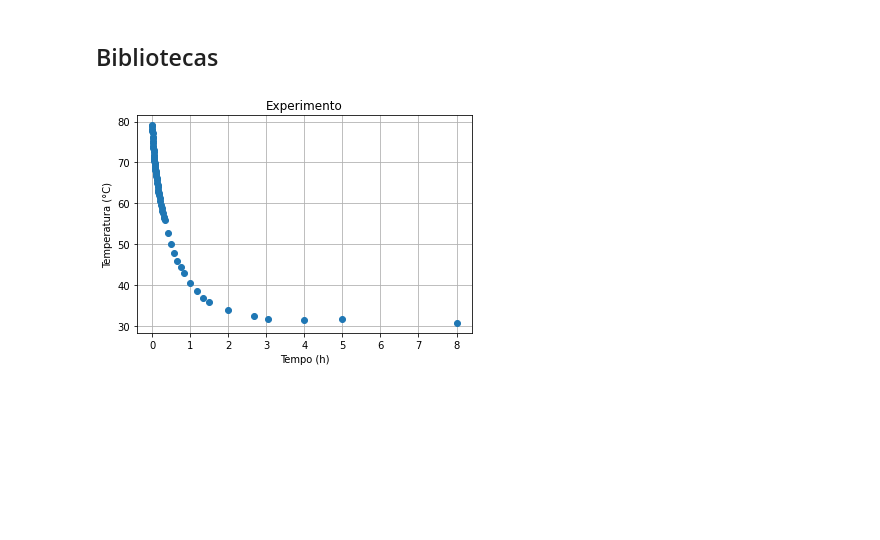
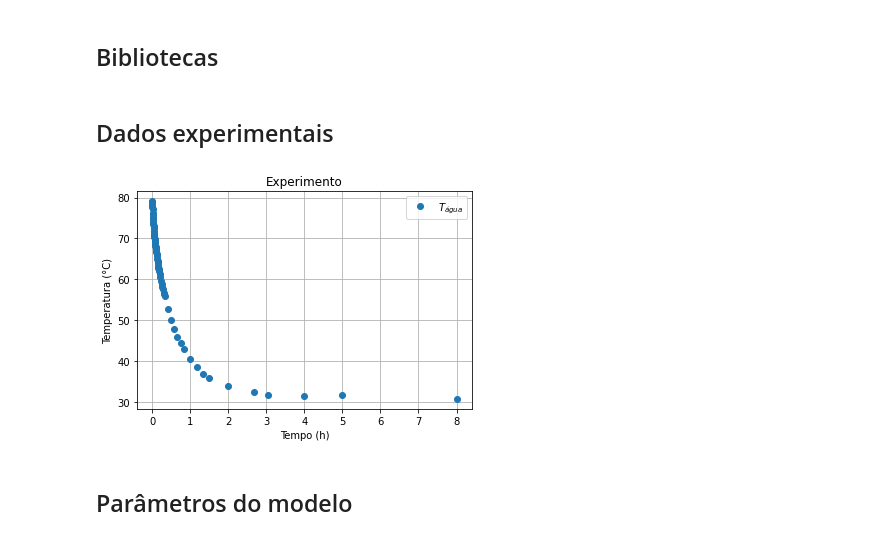
Before and after one commit to pedroivoal/Modsim-P2, a Jupyter notebook: arq3.ipynb, the cells around one changed output. Drawn from its saved outputs; the diff is of its cells as text; code cells hidden in the pictures; blank space fills up the shorter version.

```diff
--- a/arq3.ipynb
+++ b/arq3.ipynb
@@ -10,21 +10,26 @@ from scipy.integrate import odeint
 import numpy as np
 import matplotlib.pyplot as plt
 from math import *
+# %% [markdown]
+## Dados experimentais
 # %%
 lista_t_exp = [5/3600 ,10/3600 ,20/3600 ,30/3600 ,40/3600 ,50/3600 ,60/3600,75/3600,90/3600,105/3600,120/3600,135/3600,150/3600,165/3600,180/3600,195/3600,210/3600,225/3600,240/3600,255/3600,270/3600,285/3600,300/3600,315/3600,330/3600,345/3600,360/3600,390/3600,420/3600,450/3600,480/3600,510/3600,540/3600,570/3600,600/3600,630/3600,660/3600,720/3600,780/3600,840/3600,900/3600,960/3600,1020/3600,1080/3600,1140/3600,1200/3600,1500/3600,1800/3600,2100/3600,2400/3600,2700/3600,3000/3600,3600/3600,4200/3600,4800/3600,5400/3600,7200/3600,9600/3600,10920/3600,4,5,8]
 
 lista_Ta_exp = [79.1,78.8,78.3,77.6,77.1,76.3,75.9,75.3,74.7,74.0,73.5,73.0,72.5,71.9,71.4,71.1,70.8,70.3,69.9,69.5,69.4,68.9,68.5,68.1,67.8,67.5,67.1,66.6,66.1,65.6,65.0,64.5,63.9,63.3,62.8,62.5,62.0,61.2,60.5,59.6,58.8,58.1,57.5,56.7,56.4,55.8,52.8,50.1,47.8,45.8,44.4,42.8,40.5,38.5,36.9,35.7,33.8,32.3,31.7,31.5,31.6,30.7]
 
-
-plt.plot(lista_t_exp, lista_Ta_exp, 'o')
+experimento, ax = plt.subplots()
+plt.plot(lista_t_exp, lista_Ta_exp, 'o', label = '$T_{água}$')
 plt.title('Experimento')
 plt.xlabel('Tempo (h)')
 plt.ylabel('Temperatura (°C)')
+plt.legend()
 plt.grid(True)
 plt.show()
-# experimento.savefig('1°.Validação.png',  format = 'png', dpi = 1200)
+experimento.savefig('1.Experimento.png',  format = 'png', dpi = 1200)
 # %% [output]
-[figure, old version]
+[figure, new version]
+# %% [markdown]
+## Parâmetros do modelo
 # %%
 # Declara os parâmetros do modelo
 
```
Also changed, not shown: parts of 11 cells of this notebook, 11 other files.
